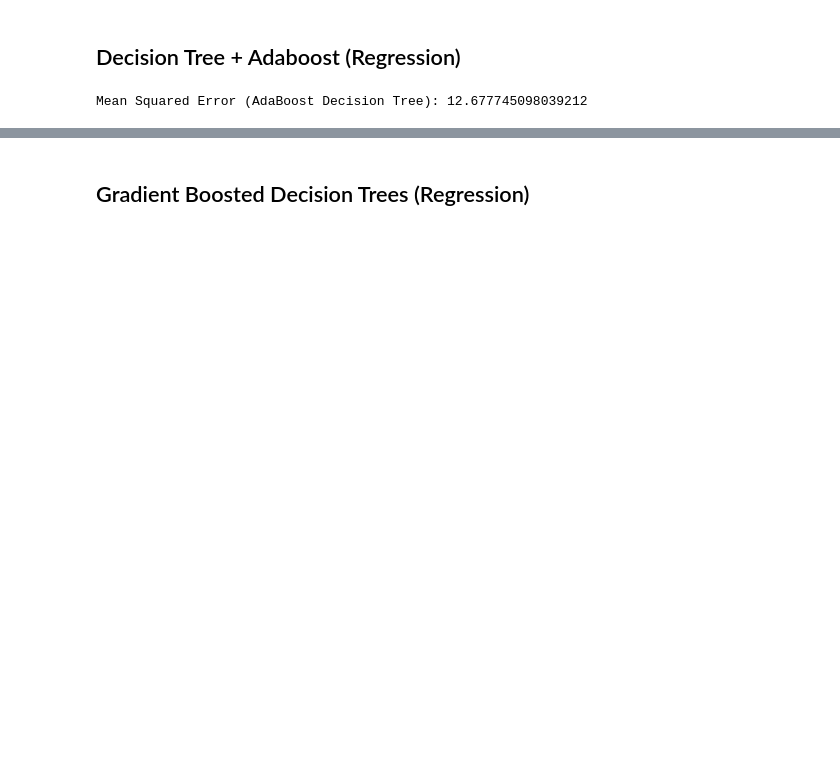
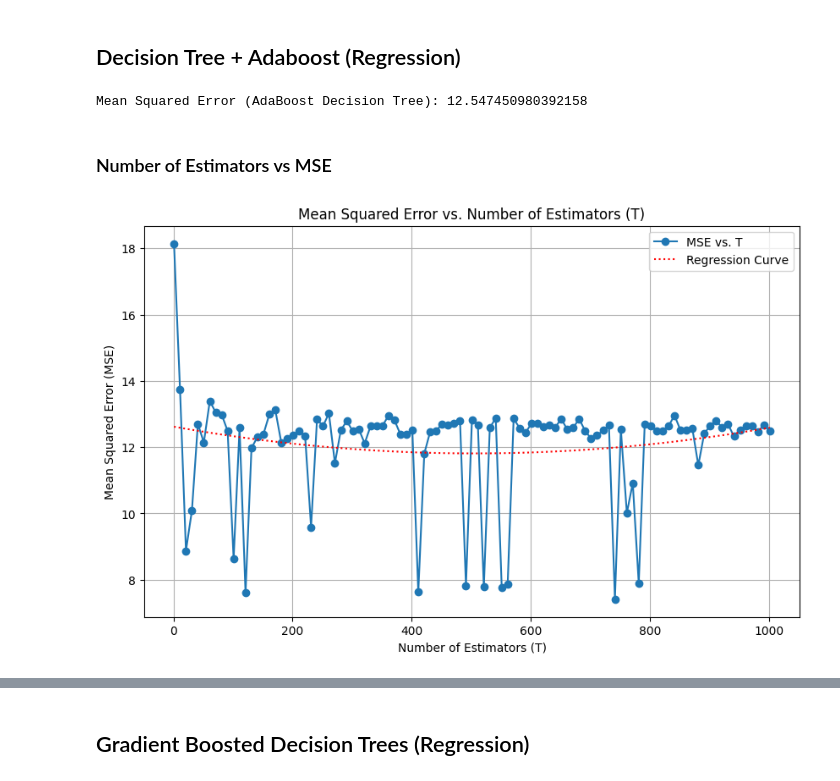
Before and after one commit to losettimourya/SMAI-Assignment4, a Jupyter notebook: 4.ipynb, the cells around one changed output, grey strips where cells are left out. Saved outputs shown, nothing was run; the diff lists cells and outputs as text; code cells hidden in the pictures; blank space fills up the shorter version.

Commit message:
Section 4 regression done

```diff
--- a/4.ipynb
+++ b/4.ipynb
@@ -586,9 +632,39 @@ class AdaBoostR2:
 
 # Example usage
 ada_boost_regressor = AdaBoostR2()
-ada_boost_regressor.fit(X_train, y_train, T=200, stub_depth=20, random_state=None)
+ada_boost_regressor.fit(X_train, y_train, T=1000, stub_depth=20, random_state=None)
 y_pred_adaboost = ada_boost_regressor.predict(X_test)
 mse_adaboost = mean_squared_error(y_test, y_pred_adaboost)
 print("Mean Squared Error (AdaBoost Decision Tree):", mse_adaboost)
 # %% [output]
-Mean Squared Error (AdaBoost Decision Tree): 12.677745098039212
+Mean Squared Error (AdaBoost Decision Tree): 12.547450980392158
+# %% [markdown]
+### Number of Estimators vs MSE
+# %%
+def regression_curve(x, y):
+    z = np.polyfit(x, y, 2)
+    p = np.poly1d(z)
+    return p(x)
+T_values = list(range(1, 1002, 10))
+mse_values = []
+for t in T_values:
+    ada_boost_regressor = AdaBoostR2()
+    ada_boost_regressor.fit(X_train, y_train, T=t, stub_depth=20, random_state=None)
+    y_pred_adaboost = ada_boost_regressor.predict(X_test)
+    mse_adaboost = mean_squared_error(y_test, y_pred_adaboost)
+    mse_values.append(mse_adaboost)
+
+reg_curve_values = regression_curve(T_values, mse_values)
+plt.figure(figsize=(10, 6))
+
+plt.plot(T_values, mse_values, marker='o', label='MSE vs. T')
+plt.plot(T_values, reg_curve_values, linestyle='dotted', color='red', label='Regression Curve')
+
+plt.title('Mean Squared Error vs. Number of Estimators (T)')
+plt.xlabel('Number of Estimators (T)')
+plt.ylabel('Mean Squared Error (MSE)')
+plt.legend()
+plt.grid(True)
+plt.show()
+# %% [output]
+[figure, added]
```
Also changed, not shown: parts of 20 cells of this notebook, 1 other file.
